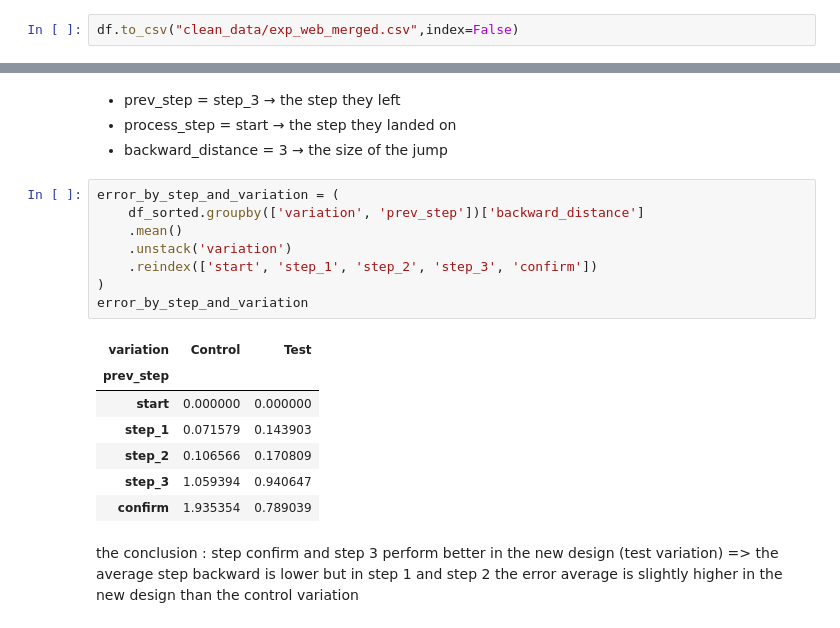
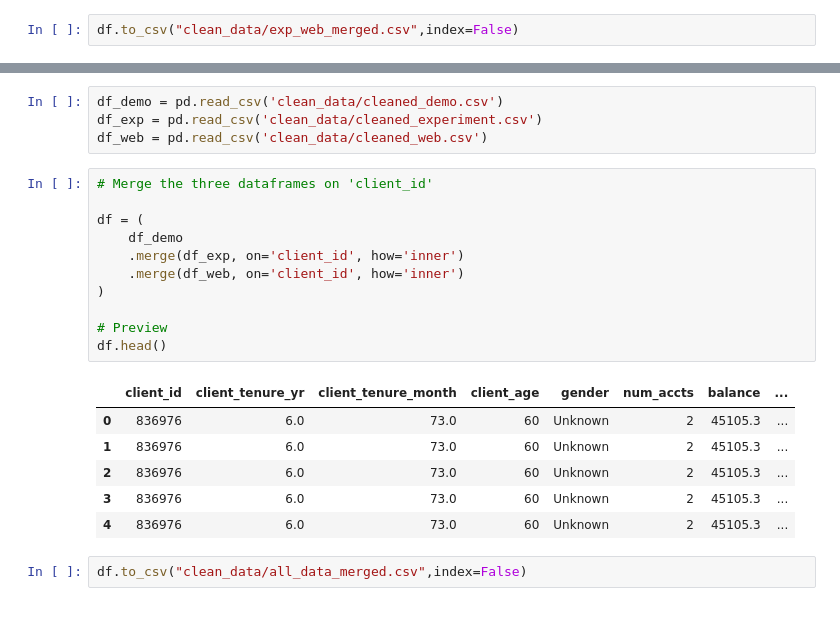
Before and after one commit to mhananem/vanguard_abtest_project, a Jupyter notebook: exp_web_data_cleaning.ipynb, the cells around one changed output, grey strips where cells are left out. Drawn from its saved outputs; the diff is of its cells as text.

Commit message:
performance kpis notebook

```diff
--- a/exp_web_data_cleaning.ipynb
+++ b/exp_web_data_cleaning.ipynb
@@ -469,24 +225,24 @@ error_by_step
-# %% [markdown]
-- prev_step = step_3 → the step they left
-- process_step = start → the step they landed on
-- backward_distance = 3 → the size of the jump
-# %%
-error_by_step_and_variation = (
-    df_sorted.groupby(['variation', 'prev_step'])['backward_distance']
-    .mean()
-    .unstack('variation')
-    .reindex(['start', 'step_1', 'step_2', 'step_3', 'confirm'])
-)
-error_by_step_and_variation
-# %% [output]
-| variation | Control | Test |
-| prev_step |  |  |
-| start | 0.000000 | 0.000000 |
-| step_1 | 0.071579 | 0.143903 |
-| step_2 | 0.106566 | 0.170809 |
-| step_3 | 1.059394 | 0.940647 |
-| confirm | 1.935354 | 0.789039 |
-# %% [markdown]
-the conclusion :
-step confirm and step 3 perform better in the new design (test variation) => the average step backward is lower
- but in step 1 and step 2  the error average is slightly higher in the new design than the control variation
+# %%
+df_demo = pd.read_csv('clean_data/cleaned_demo.csv')
+df_exp = pd.read_csv('clean_data/cleaned_experiment.csv')
+df_web = pd.read_csv('clean_data/cleaned_web.csv')
+# %%
+# Merge the three dataframes on 'client_id'
+
+df = (
+    df_demo
+    .merge(df_exp, on='client_id', how='inner')
+    .merge(df_web, on='client_id', how='inner')
+)
+
+# Preview
+df.head()
+# %% [output]
+|  | client_id | client_tenure_yr | client_tenure_month | client_age | gender | num_accts | balance | ... |
+| 0 | 836976 | 6.0 | 73.0 | 60 | Unknown | 2 | 45105.3 | ... |
+| 1 | 836976 | 6.0 | 73.0 | 60 | Unknown | 2 | 45105.3 | ... |
+| 2 | 836976 | 6.0 | 73.0 | 60 | Unknown | 2 | 45105.3 | ... |
+| 3 | 836976 | 6.0 | 73.0 | 60 | Unknown | 2 | 45105.3 | ... |
+| 4 | 836976 | 6.0 | 73.0 | 60 | Unknown | 2 | 45105.3 | ... |
+# %%
+df.to_csv("clean_data/all_data_merged.csv",index=False)
```
Also changed, not shown: parts of 38 cells of this notebook, 3 other files.
